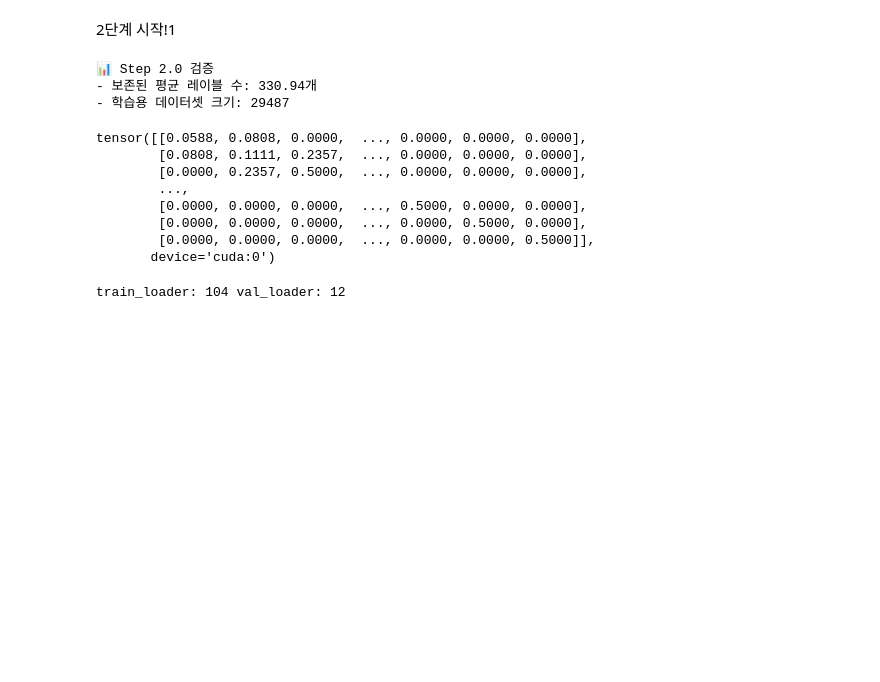
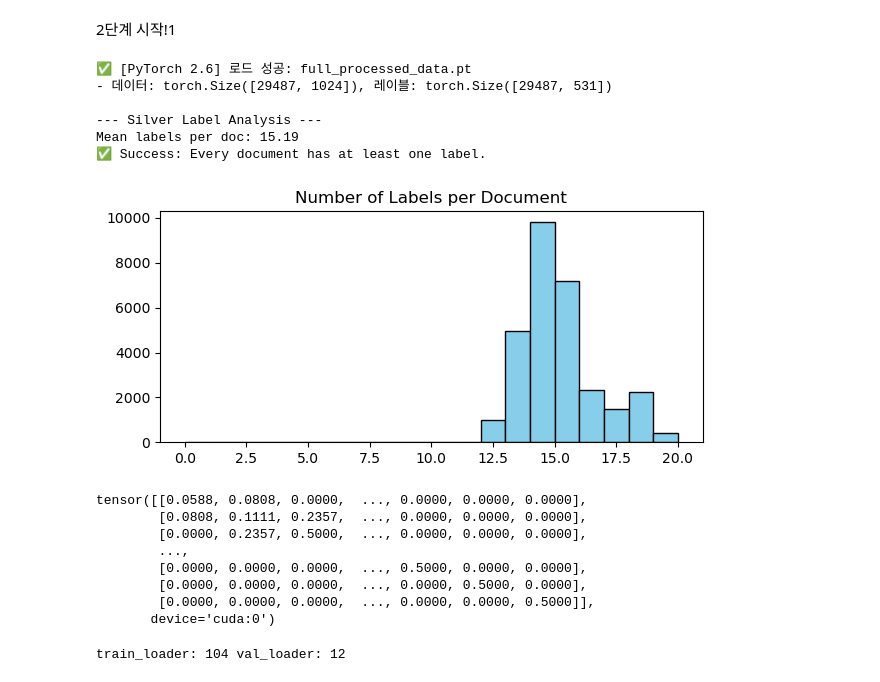
Before and after one commit to Partial02/20252R0136DATA30400, a Jupyter notebook: dummy_baseline.ipynb, the cells around one changed output. Drawn from its saved outputs; the diff is of its cells as text; code cells hidden in the pictures; blank space fills up the shorter version.

```diff
--- a/dummy_baseline.ipynb
+++ b/dummy_baseline.ipynb
@@ -94,8 +99,8 @@ device
 'cuda'
 # %%
 # Step 1.1 Load class names, hierarchy, and keywords
-from pathlib import Path
-from collections import defaultdict, deque
+
+silver_labels = None ####################
 
 def load_classes(path: Path):
     id2name = {}
@@ -344,29 +323,65 @@ Assigned Labels: ['health_care', 'eye_care', 'medical_supplies_equipment', 'stre
 # %% [markdown]
 2단계 시작!1
 # %%
-# Step 2.0: Multi-Label Dataset & Loader (Information Preservation)
+# Step 2.0: Multi-Label Dataset & Loader (로드 및 품질 검증 통합)
 import torch
 from torch.utils.data import TensorDataset, DataLoader
+import os
+import matplotlib.pyplot as plt
+import numpy as np
 
-# [판단 결과] 1.6의 70개 레이블은 '정보'이지 '에러'가 아닙니다.
-# 0.7로 자르지 말고, 0보다 큰 모든 유의미한 값을 가져갑니다.
+# 1.6에서 사용한 save_path와 동일한 경로
+load_path = OUT_DIR / "full_processed_data.pt"
 
-# 1.6에서 만든 silver_labels가 메모리에 있다고 가정합니다.
-# 만약 너무 자잘한 노이즈가 걱정된다면 아주 낮은 값(예: 0.1)만 쳐냅니다.
-preserved_labels = silver_labels.clone()
-preserved_labels[preserved_labels < 0.1] = 0 # 최소한의 노이즈만 제거
+if os.path.exists(load_path):
+    # [핵심 수정] weights_only=False를 추가하여 defaultdict 등 파이썬 객체 로드를 허용합니다.
+    checkpoint = torch.load(load_path, map_location=device, weights_only=False)
 
-# 데이터셋 구축 (차원 확인: train_embs와 preserved_labels의 행 개수가 같아야 함)
-train_dataset = TensorDataset(train_embs.cpu(), preserved_labels.cpu().float())
+    # 1.6에서 저장한 키값 그대로 변수 할당
+    train_embs = checkpoint['train_embs'].to(device)
+    test_embs = checkpoint['test_embs'].to(device)
+    class_embs = checkpoint['class_embs'].to(device)
+    train_y = checkpoint['train_y'].to(device).float()
 
-# 학습 효율을 위해 배치 사이즈 설정
-train_loader = DataLoader(train_dataset, batch_size=256, shuffle=True)
+    num_classes = checkpoint['num_classes']
+    class_names = checkpoint['class_names']
+    parents = checkpoint['parents']
+    children = checkpoint['children']
+    silver_labels = checkpoint['silver_labels']
 
-print(f"📊 Step 2.0 검증")
-print(f"- 보존된 평균 레이블 수: {preserved_labels.sum(dim=1).mean().item():.2f}개")
-print(f"- 학습용 데이터셋 크기: {len(train_dataset)}")
+    # 데이터셋 및 로더 구축
+    train_dataset = TensorDataset(train_embs, train_y)
+    train_loader = DataLoader(train_dataset, batch_size=256, shuffle=True)
+
+    print(f"✅ [PyTorch 2.6] 로드 성공: {load_path}")
+    print(f"- 데이터: {train_embs.shape}, 레이블: {train_y.shape}")
+
+    # 데이터 분석 로직
+    labels_per_doc = train_y.detach().cpu().sum(dim=1).numpy()
+
+    print("\n--- Silver Label Analysis ---")
+    print(f"Mean labels per doc: {labels_per_doc.mean():.2f}")
+
+    empty_docs = np.sum(labels_per_doc == 0)
+    if empty_docs > 0:
+        print(f"⚠️ Warning: {empty_docs} documents have NO labels.")
+    else:
+        print("✅ Success: Every document has at least one label.")
+
+    # 시각화
+    plt.figure(figsize=(7, 3))
+    plt.hist(labels_per_doc, bins=range(int(labels_per_doc.max())+2), color='skyblue', edgecolor='black')
+    plt.title("Number of Labels per Document")
+    plt.show()
+
+else:
+    print(f"❌ 파일을 찾을 수 없습니다: {load_path}")
 # %% [output]
-📊 Step 2.0 검증
-- 보존된 평균 레이블 수: 330.94개
-- 학습용 데이터셋 크기: 29487
+✅ [PyTorch 2.6] 로드 성공: full_processed_data.pt
+- 데이터: torch.Size([29487, 1024]), 레이블: torch.Size([29487, 531])
+
+--- Silver Label Analysis ---
+Mean labels per doc: 15.19
+✅ Success: Every document has at least one label.
+[figure, added]
 # %%
```
Also changed, not shown: parts of 10 cells of this notebook, 2 other files.
